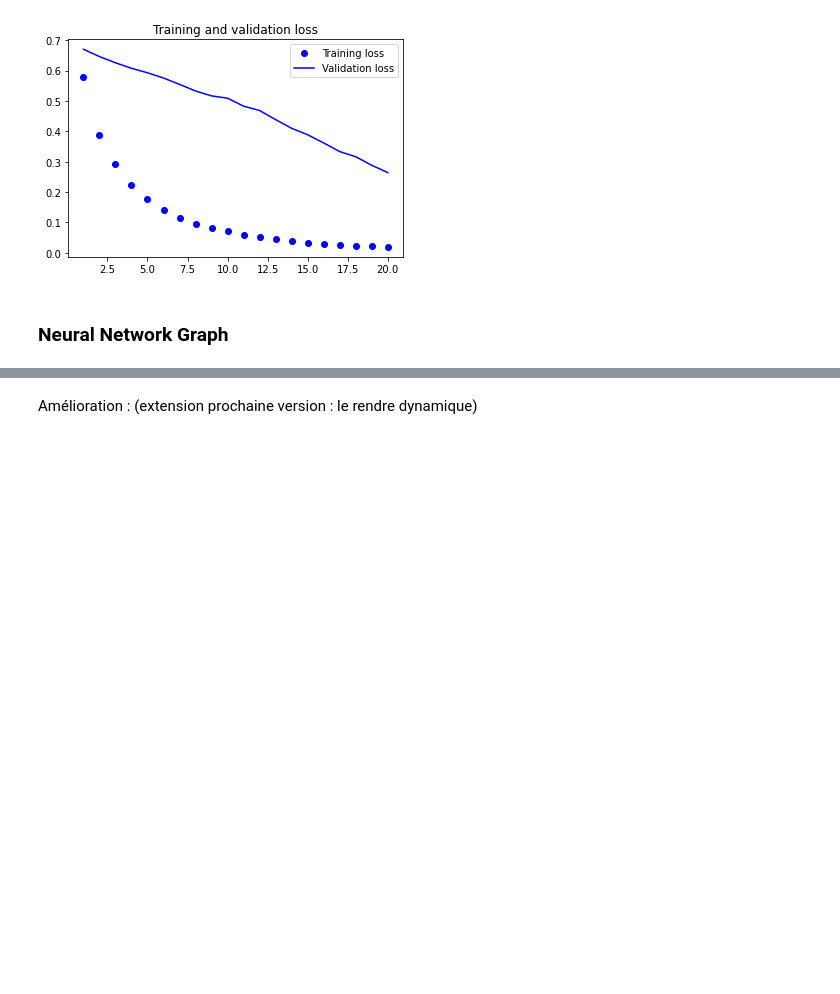
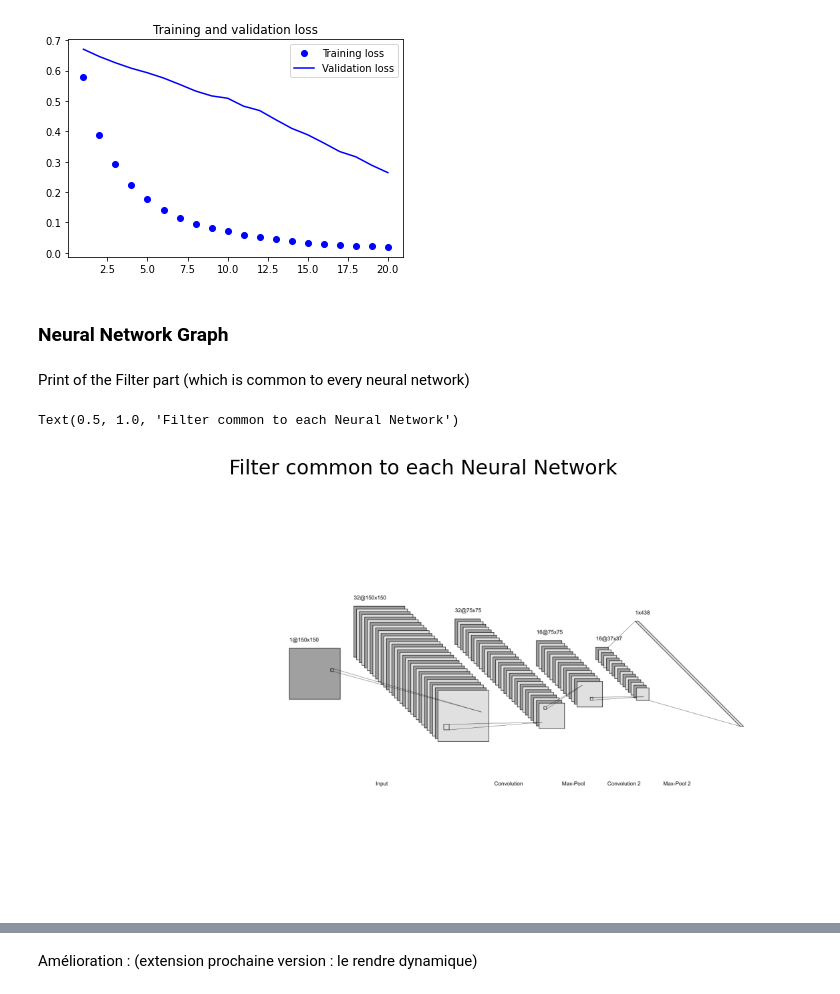
Before and after one commit to YannaelB/CNN, a Jupyter notebook: neuroNetwork_BrainTumorsAnalysis.ipynb, the cells around one changed output, grey strips where cells are left out. Drawn from its saved outputs; the diff is of its cells as text; code cells hidden in the pictures; blank space fills up the shorter version.

```diff
--- a/neuroNetwork_BrainTumorsAnalysis.ipynb
+++ b/neuroNetwork_BrainTumorsAnalysis.ipynb
@@ -387,3 +387,27 @@ plt.show()
 [figure]
 # %% [markdown]
 ### Neural Network Graph
+# %% [markdown]
+Print of the Filter part (which is common to every neural network)
+# %%
+#The figures come from the website : https://alexlenail.me/NN-SVG/   which allows to get clear NN-representation
+
+
+from svglib.svglib import svg2rlg
+from reportlab.graphics import renderPDF, renderPM
+
+
+drawing_filter = svg2rlg("filter_graph.svg")
+
+renderPDF.drawToFile(drawing_filter, "filter_graph.pdf")
+renderPM.drawToFile(drawing_filter, "filter_graph.png", fmt="PNG")
+
+
+img = mpimg.imread("filter_graph.png")
+plt.figure(figsize=(8, 5), dpi=180)
+imgplot = plt.imshow(img)
+plt.axis('off')
+plt.title("Filter common to each Neural Network")
+# %% [output]
+Text(0.5, 1.0, 'Filter common to each Neural Network')
+[figure, added]
```
Also changed, not shown: parts of 3 cells of this notebook.
